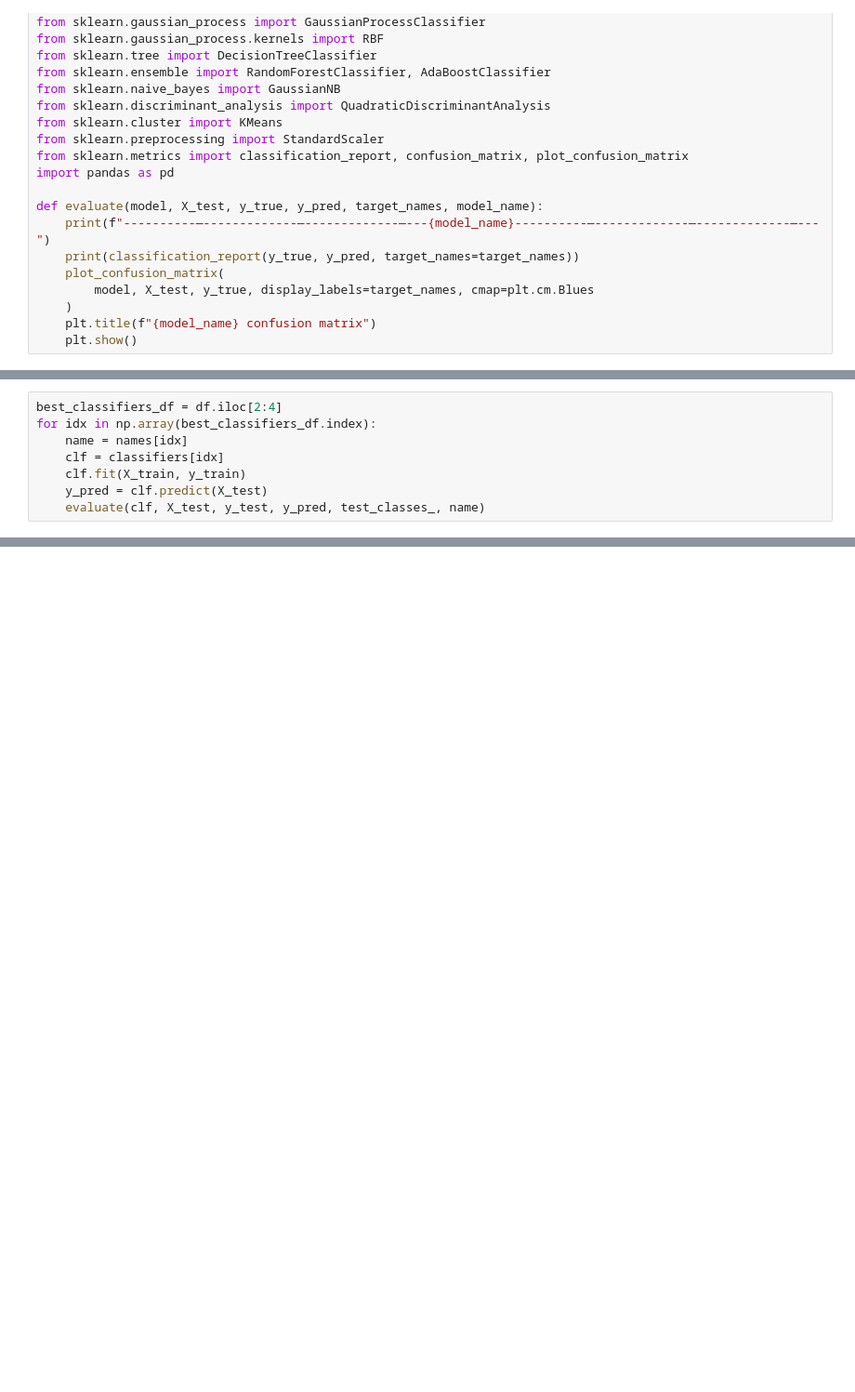
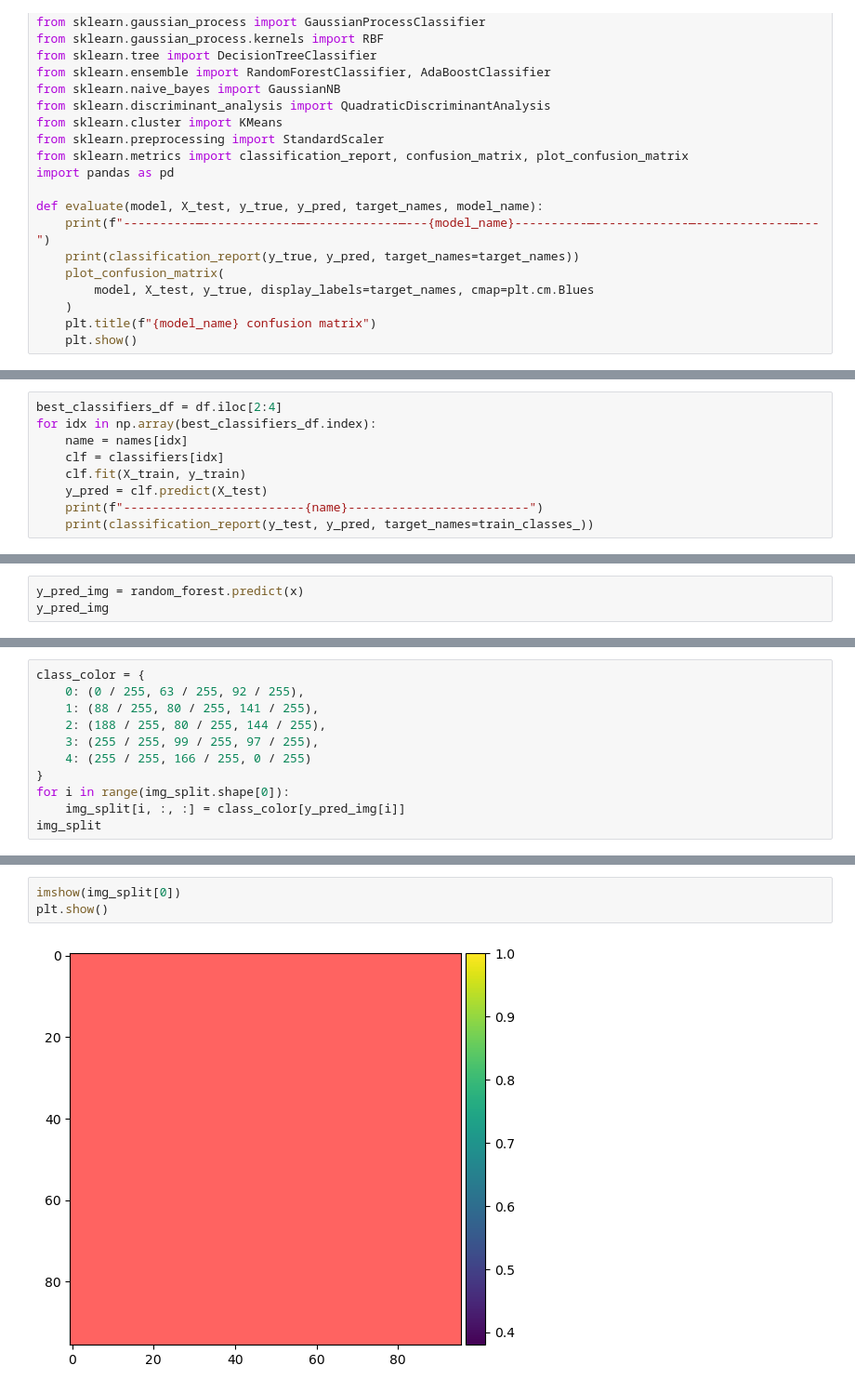
Before and after one commit to bondi7/sargassum-image-detection, a Jupyter notebook: model.ipynb, the cells around one changed output, grey strips where cells are left out. Shown at 93% size. Saved outputs shown, nothing was run; the diff lists cells and outputs as text; blank space fills up the shorter version.

```diff
--- a/model.ipynb
+++ b/model.ipynb
@@ -178,5 +171,6 @@ for idx in np.array(best_classifiers_df.index):
     clf = classifiers[idx]
     clf.fit(X_train, y_train)
     y_pred = clf.predict(X_test)
-    evaluate(clf, X_test, y_test, y_pred, test_classes_, name)
+    print(f"-------------------------{name}-------------------------")
+    print(classification_report(y_test, y_pred, target_names=train_classes_))
 # %% [output]
@@ -314,0 +242,3 @@ plt.show()
+# %%
+y_pred_img = random_forest.predict(x)
+y_pred_img
@@ -314,0 +251,11 @@ plt.show()
+# %%
+class_color = {
+    0: (0 / 255, 63 / 255, 92 / 255),
+    1: (88 / 255, 80 / 255, 141 / 255),
+    2: (188 / 255, 80 / 255, 144 / 255),
+    3: (255 / 255, 99 / 255, 97 / 255),
+    4: (255 / 255, 166 / 255, 0 / 255)
+}
+for i in range(img_split.shape[0]):
+    img_split[i, :, :] = class_color[y_pred_img[i]]
+img_split
@@ -314,0 +280,5 @@ plt.show()
+# %%
+imshow(img_split[0])
+plt.show()
+# %% [output]
+[figure, added]
```
Also changed, not shown: parts of 14 cells of this notebook, 2 other files.
